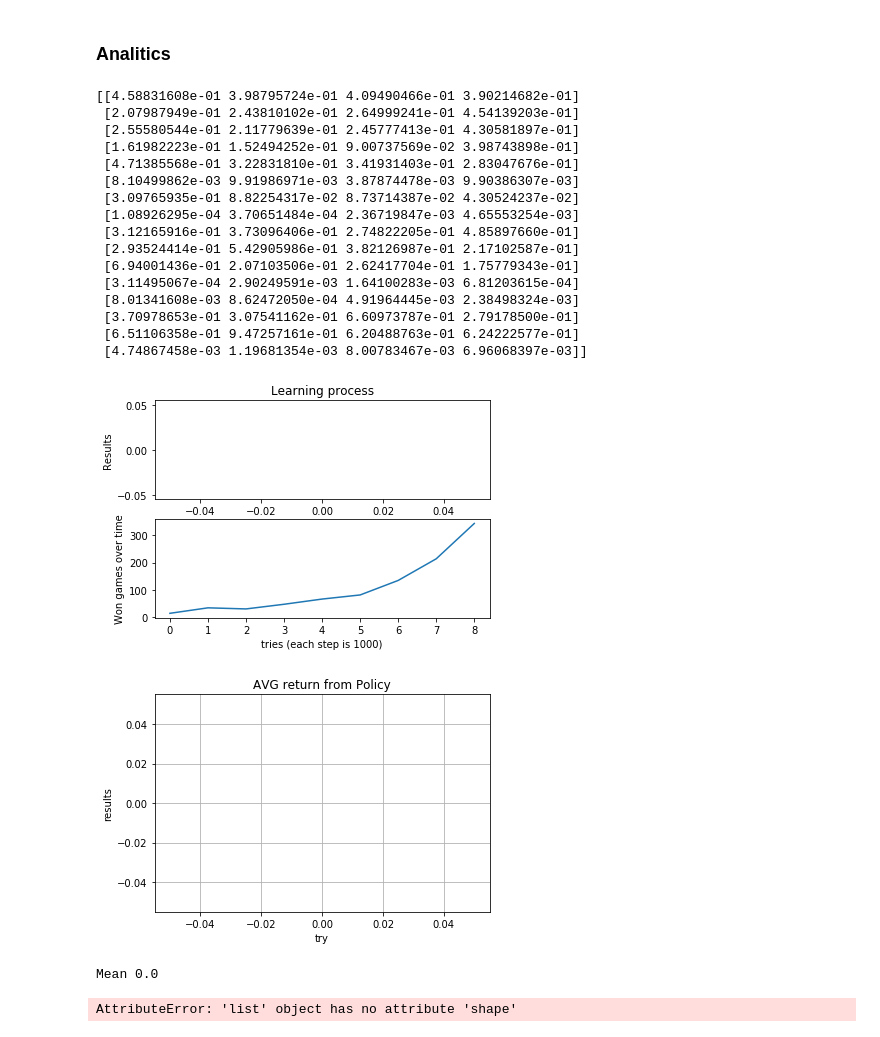
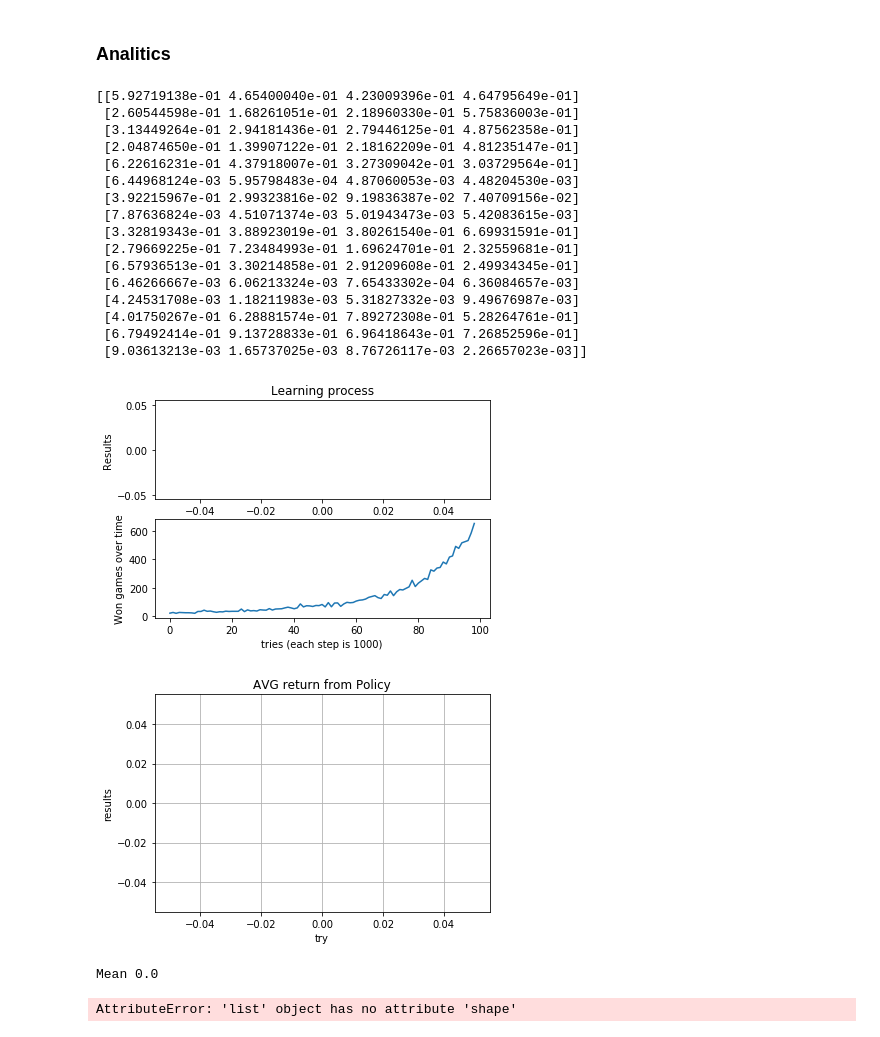
Before and after one commit to odats/silver_rl, a Jupyter notebook: RL Course by David Silver - Elementary Reinforcement Learning.ipynb, the cells around one changed output. Drawn from its saved outputs; the diff is of its cells as text; code cells hidden in the pictures.

```diff
--- a/RL Course by David Silver - Elementary Reinforcement Learning.ipynb
+++ b/RL Course by David Silver - Elementary Reinforcement Learning.ipynb
@@ -597,7 +597,7 @@ def semi_gradient_sarsa_learning_train(env, number_of_runs=10000, alfa=0.5, gama
 x =[]
 y = []
 number_of_try = 1
-number_of_runs = 10000
+number_of_runs = 100000
 q_tables = []
 
 for i in range(number_of_try):
@@ -632,50 +632,50 @@ for i in range(number_of_try):
     # data for charts
     x.append(i)
     y.append(result)
     q_tables.append(q_table)
 
     # show learning
     plt.subplot(2, 1, 1)
     plt.plot(trace_of_learning)
     plt.title('Learning process')
     plt.ylabel('Results')
 
     plt.subplot(2, 1, 2)
     plt.plot(trace_of_won)
     plt.xlabel('tries (each step is 1000)')
     plt.ylabel('Won games over time')
 
     plt.show()
 
 # total analitics
 fig, ax = plt.subplots()
 ax.plot(x, y)
 
 ax.set(xlabel='try', ylabel='results', title='AVG return from Policy')
 ax.grid()
 
 #fig.savefig(str(number_of_runs) + '_' + str(number_of_try) + '_plot.png')
 plt.show()
 
 print('Mean', np.mean(y))
 # %% [output]
-[[4.58831608e-01 3.98795724e-01 4.09490466e-01 3.90214682e-01]
- [2.07987949e-01 2.43810102e-01 2.64999241e-01 4.54139203e-01]
- [2.55580544e-01 2.11779639e-01 2.45777413e-01 4.30581897e-01]
- [1.61982223e-01 1.52494252e-01 9.00737569e-02 3.98743898e-01]
- [4.71385568e-01 3.22831810e-01 3.41931403e-01 2.83047676e-01]
- [8.10499862e-03 9.91986971e-03 3.87874478e-03 9.90386307e-03]
- [3.09765935e-01 8.82254317e-02 8.73714387e-02 4.30524237e-02]
- [1.08926295e-04 3.70651484e-04 2.36719847e-03 4.65553254e-03]
- [3.12165916e-01 3.73096406e-01 2.74822205e-01 4.85897660e-01]
- [2.93524414e-01 5.42905986e-01 3.82126987e-01 2.17102587e-01]
- [6.94001436e-01 2.07103506e-01 2.62417704e-01 1.75779343e-01]
- [3.11495067e-04 2.90249591e-03 1.64100283e-03 6.81203615e-04]
- [8.01341608e-03 8.62472050e-04 4.91964445e-03 2.38498324e-03]
- [3.70978653e-01 3.07541162e-01 6.60973787e-01 2.79178500e-01]
- [6.51106358e-01 9.47257161e-01 6.20488763e-01 6.24222577e-01]
- [4.74867458e-03 1.19681354e-03 8.00783467e-03 6.96068397e-03]]
+[[5.92719138e-01 4.65400040e-01 4.23009396e-01 4.64795649e-01]
+ [2.60544598e-01 1.68261051e-01 2.18960330e-01 5.75836003e-01]
+ [3.13449264e-01 2.94181436e-01 2.79446125e-01 4.87562358e-01]
+ [2.04874650e-01 1.39907122e-01 2.18162209e-01 4.81235147e-01]
+ [6.22616231e-01 4.37918007e-01 3.27309042e-01 3.03729564e-01]
+ [6.44968124e-03 5.95798483e-04 4.87060053e-03 4.48204530e-03]
+ [3.92215967e-01 2.99323816e-02 9.19836387e-02 7.40709156e-02]
+ [7.87636824e-03 4.51071374e-03 5.01943473e-03 5.42083615e-03]
+ [3.32819343e-01 3.88923019e-01 3.80261540e-01 6.69931591e-01]
+ [2.79669225e-01 7.23484993e-01 1.69624701e-01 2.32559681e-01]
+ [6.57936513e-01 3.30214858e-01 2.91209608e-01 2.49934345e-01]
+ [6.46266667e-03 6.06213324e-03 7.65433302e-04 6.36084657e-03]
+ [4.24531708e-03 1.18211983e-03 5.31827332e-03 9.49676987e-03]
+ [4.01750267e-01 6.28881574e-01 7.89272308e-01 5.28264761e-01]
+ [6.79492414e-01 9.13728833e-01 6.96418643e-01 7.26852596e-01]
+ [9.03613213e-03 1.65737025e-03 8.76726117e-03 2.26657023e-03]]
-[figure, old version]
+[figure, new version]
 [figure]
 Mean 0.0
 # %%
```
